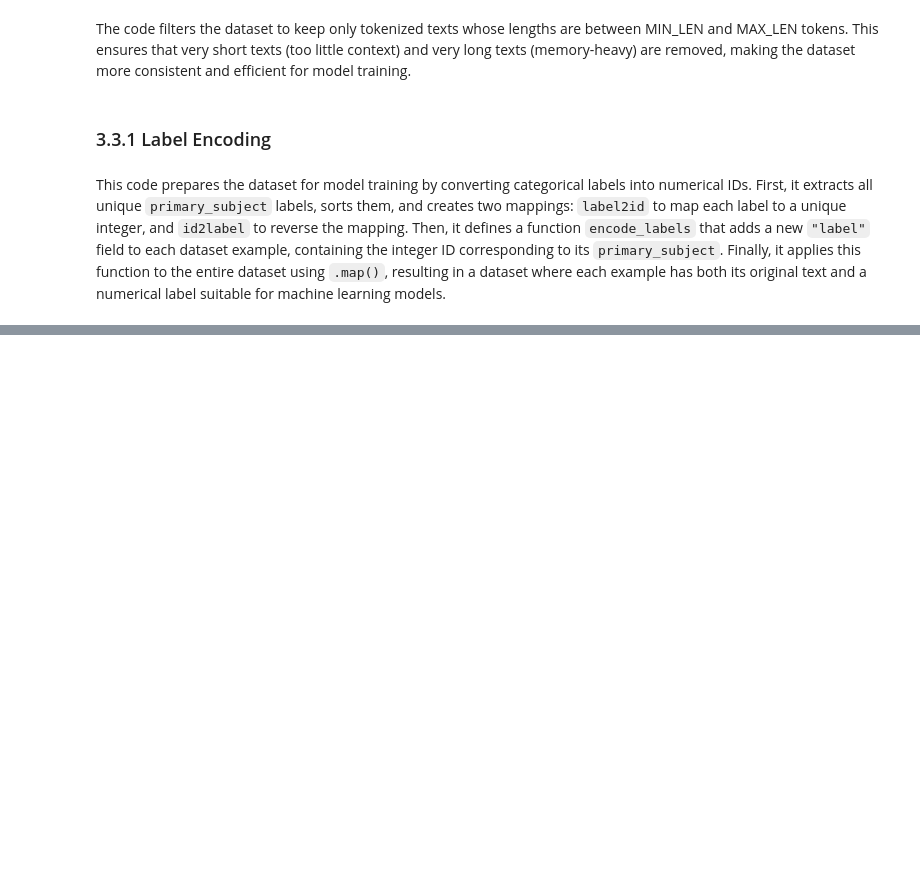
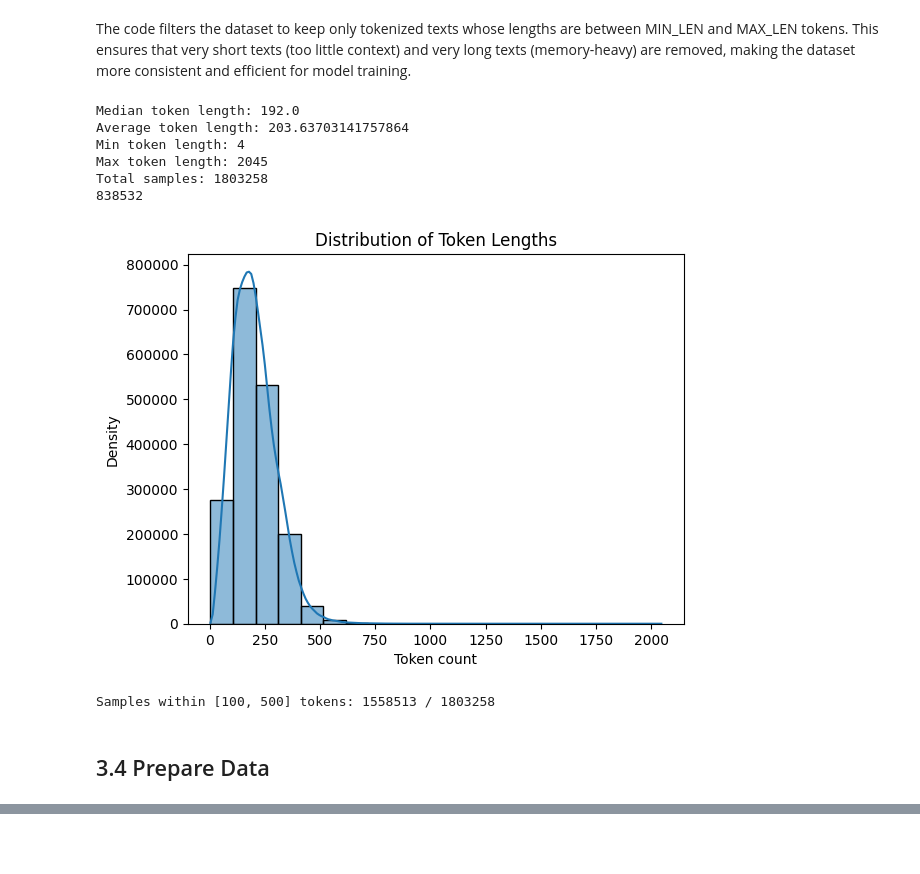
Before and after one commit to logus2k/genai_p2, a Jupyter notebook: glm_project3_final_report_v2.ipynb, the cells around one changed output, grey strips where cells are left out. Saved outputs shown, nothing was run; the diff lists cells and outputs as text; code cells hidden in the pictures; blank space fills up the shorter version.

```diff
--- a/glm_project3_final_report_v2.ipynb
+++ b/glm_project3_final_report_v2.ipynb
@@ -2193,3 +2241,18 @@ EDA subset shape: (100000, 23)
 ## 3.3 Data Preprocessing
 # %% [markdown]
 This code filters the dataset to retain only the primary subjects with a sufficient number of samples. It first counts how many papers belong to each primary_subject, then identifies the subjects that have at least 20,000 examples. Finally, it filters the dataset to include only papers whose primary subject is in this set of frequent labels. This ensures the resulting dataset is focused on well-represented categories, reducing class imbalance and providing enough data for meaningful analysis or model training.
+# %%
+# Frequent-label subset (EDA only, nOT used for training)
+
+threshold = 20000
+
+# Count occurrences of each label
+counts = df["primary_subject"].value_counts()
+
+# Keep only labels with at least `threshold` samples
+valid_labels = set(counts[counts >= threshold].index)
+
+# Filtered subset (EDA only)
+filtered_df = df[df["primary_subject"].isin(valid_labels)].copy()
+
+print(f"Number of labels with at least {threshold} samples: {len(valid_labels)}")
@@ -2267,4 +2312,0 @@ print(dataset.shape)
-# %% [markdown]
-### 3.3.1 Label Encoding
-# %% [markdown]
-This code prepares the dataset for model training by converting categorical labels into numerical IDs. First, it extracts all unique `primary_subject` labels, sorts them, and creates two mappings: `label2id` to map each label to a unique integer, and `id2label` to reverse the mapping. Then, it defines a function `encode_labels` that adds a new `"label"` field to each dataset example, containing the integer ID corresponding to its `primary_subject`. Finally, it applies this function to the entire dataset using `.map()`, resulting in a dataset where each example has both its original text and a numerical label suitable for machine learning models.
@@ -2281,0 +2313,35 @@ dataset = dataset.map(encode_labels)
+# %%
+def token_length_eda(df, tokenizer, min_len=100, max_len=500):
+	tokenized_df, lengths = tokenize_dataset(df, tokenizer)
+
+	print(f"Median token length: {statistics.median(lengths)}")
+	print(f"Average token length: {statistics.mean(lengths)}")
+	print(f"Min token length: {min(lengths)}")
+	print(f"Max token length: {max(lengths)}")
+	print(f"Total samples: {len(lengths)}")
+
+	plot_histogram(lengths)
+
+	mask = (tokenized_df["length"] >= min_len) & (tokenized_df["length"] <= max_len)
+	print(f"Samples within [{min_len}, {max_len}] tokens: {mask.sum()} / {len(mask)}")
+
+	return tokenized_df, lengths
+# %%
+# We can choose to inspect df or filtered_df (EDA only)
+tokenizer = AutoTokenizer.from_pretrained(
+	model_path,
+	local_files_only=True,
+)
+
+tokenized_df_eda, lengths_eda = token_length_eda(filtered_df, tokenizer)
+# %% [output]
+Median token length: 192.0
+Average token length: 203.63703141757864
+Min token length: 4
+Max token length: 2045
+Total samples: 1803258
+838532
+[figure, added]
+Samples within [100, 500] tokens: 1558513 / 1803258
+# %% [markdown]
+## 3.4 Prepare Data
```
Also changed, not shown: parts of 41 cells of this notebook.
